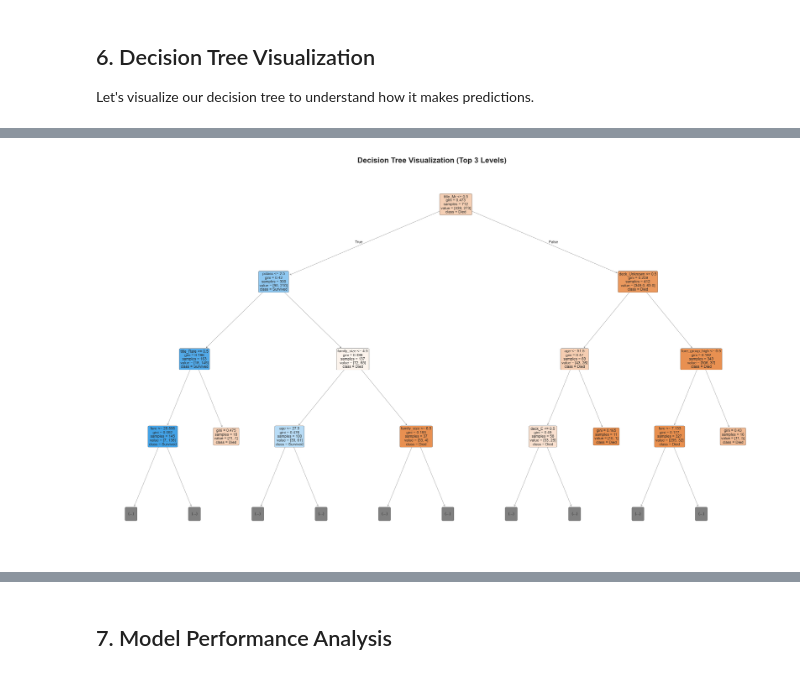
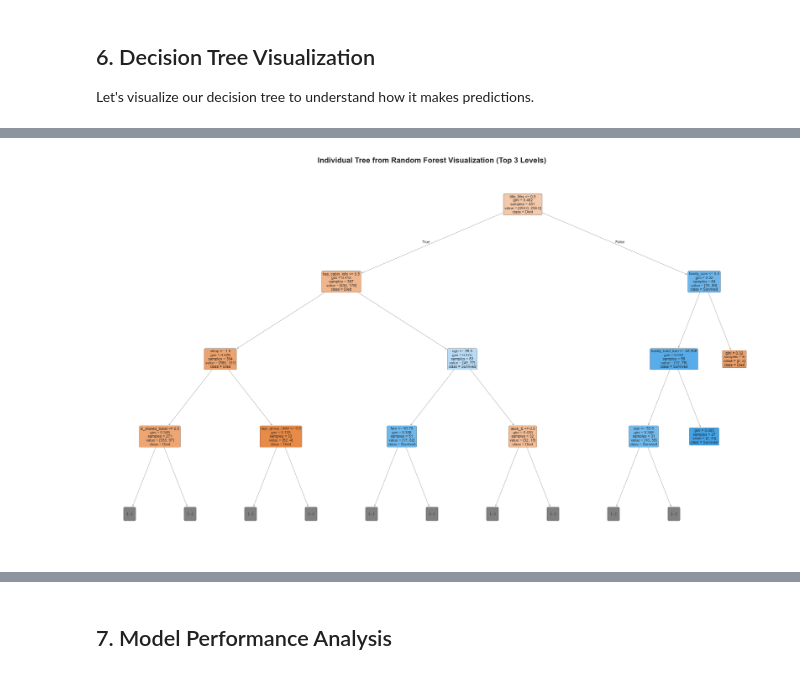
Before and after one commit to saralsy/data-science, a Jupyter notebook: myfirstbook/titanic-decision-tree/titanic-decision-tree.ipynb, the cells around one changed output, grey strips where cells are left out. Saved outputs shown, nothing was run; the diff lists cells and outputs as text; code cells hidden in the pictures.

Commit message:
Update Titanic decision tree notebook with new ticket feature engineering and model performance metrics.

```diff
--- a/myfirstbook/titanic-decision-tree/titanic-decision-tree.ipynb
+++ b/myfirstbook/titanic-decision-tree/titanic-decision-tree.ipynb
@@ -751,40 +1002,59 @@ TOP 5 MOST IMPORTANT FEATURES:
 Let's visualize our decision tree to understand how it makes predictions.
 # %%
 # Visualize the Decision Tree
-plt.figure(figsize=(20, 12))
+print(f"Best model type: {type(best_model)}")
+print(f"Best model: {best_model}")
 
-# Plot the tree with limited depth for readability
-plot_tree(best_model,
-          feature_names=final_features,
-          class_names=['Died', 'Survived'],
-          filled=True,
-          rounded=True,
-          fontsize=8,
-          max_depth=3)  # Limit depth for visualization
+if hasattr(best_model, 'estimators_'):
+    # get the first tree from the RandomForestClassifier
+    first_tree = best_model.estimators_[0]
+    plt.figure(figsize=(20, 12))
+    plot_tree(first_tree,
+            feature_names=final_features,
+            class_names=['Died', 'Survived'],
+            filled=True,
+            rounded=True,
+            fontsize=8,
+            max_depth=3)  # Limit depth for visualization
 
-plt.title('Decision Tree Visualization (Top 3 Levels)', fontsize=16, fontweight='bold')
-plt.tight_layout()
-plt.show()
+    plt.title('Individual Tree from Random Forest Visualization (Top 3 Levels)', fontsize=16, fontweight='bold')
+    plt.tight_layout()
+    plt.show()
+else:
+    plt.figure(figsize=(20, 12))
 
-# Create a simplified tree for easier interpretation
-print("DECISION TREE RULES (Simplified)")
-print("="*50)
+    # Plot the tree with limited depth for readability
+    plot_tree(best_model,
+            feature_names=final_features,
+            class_names=['Died', 'Survived'],
+            filled=True,
+            rounded=True,
+            fontsize=8,
+            max_depth=3)  # Limit depth for visualization
 
-# Train a simpler tree for rule extraction
-simple_tree = DecisionTreeClassifier(max_depth=3, min_samples_split=20, random_state=42)
-simple_tree.fit(X_train, y_train)
+    plt.title('Decision Tree Visualization (Top 3 Levels)', fontsize=16, fontweight='bold')
+    plt.tight_layout()
+    plt.show()
 
-# Get tree rules manually (simplified version)
-print("Key Decision Rules from the Tree:")
-print("1. If you're a female → Higher chance of survival")
-print("2. If you're male AND paid high fare → Higher chance of survival")
-print("3. If you're male AND paid low fare AND young age → Higher chance of survival")
-print("4. If you're in First or Second class → Higher chance of survival")
-print("5. If you're traveling alone → Lower chance of survival")
+    # Create a simplified tree for easier interpretation
+    print("DECISION TREE RULES (Simplified)")
+    print("="*50)
 
-# Test the simplified tree
-y_pred_simple = simple_tree.predict(X_val)
-accuracy_simple = accuracy_score(y_val, y_pred_simple)
-print(f"\nSimplified tree accuracy: {accuracy_simple:.4f}")
-print("(Note: Simpler trees are more interpretable but may have lower accuracy)")
+    # Train a simpler tree for rule extraction
+    simple_tree = DecisionTreeClassifier(max_depth=3, min_samples_split=20, random_state=42)
+    simple_tree.fit(X_train, y_train)
+
+    # Get tree rules manually (simplified version)
+    print("Key Decision Rules from the Tree:")
+    print("1. If you're a female → Higher chance of survival")
+    print("2. If you're male AND paid high fare → Higher chance of survival")
+    print("3. If you're male AND paid low fare AND young age → Higher chance of survival")
+    print("4. If you're in First or Second class → Higher chance of survival")
+    print("5. If you're traveling alone → Lower chance of survival")
+
+    # Test the simplified tree
+    y_pred_simple = simple_tree.predict(X_val)
+    accuracy_simple = accuracy_score(y_val, y_pred_simple)
+    print(f"\nSimplified tree accuracy: {accuracy_simple:.4f}")
+    print("(Note: Simpler trees are more interpretable but may have lower accuracy)")
 # %% [output]
@@ -791 +1065 @@ print("(Note: Simpler trees are more interpretable but may have lower accuracy)"
-[figure, old version]
+[figure, new version]
```
Also changed, not shown: parts of 10 cells of this notebook, 4 other files.
